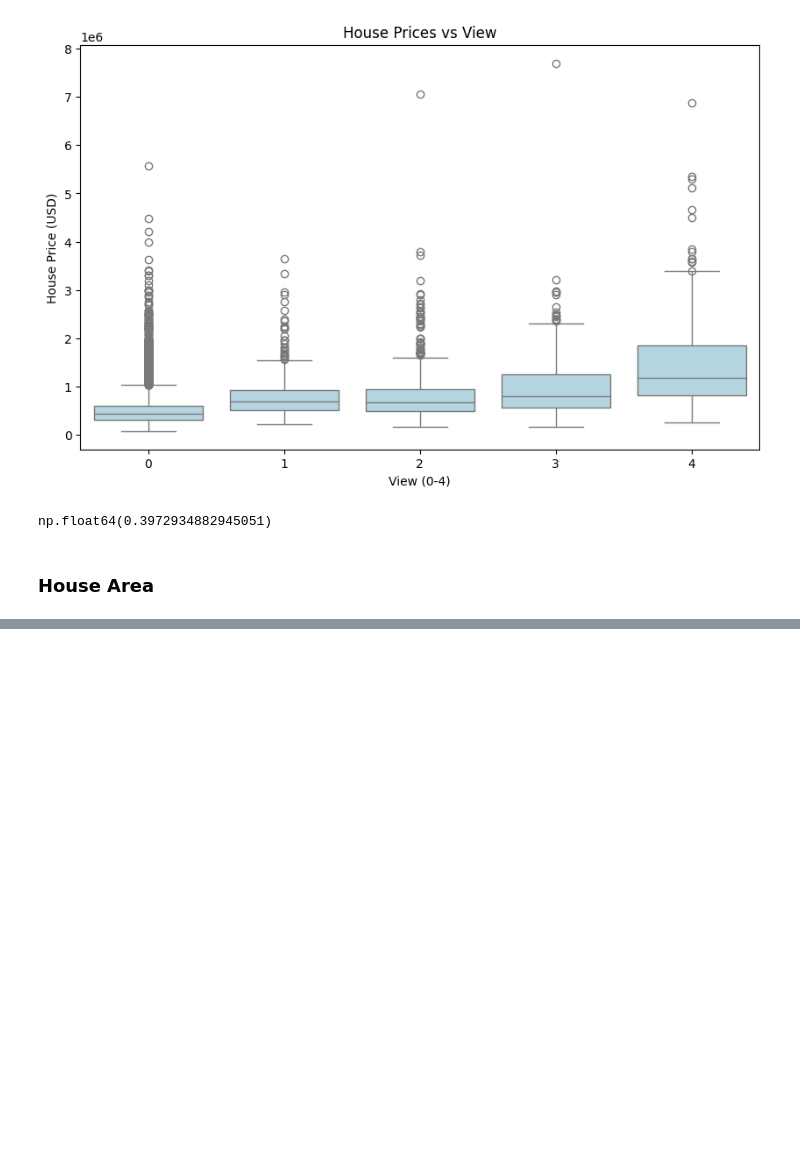
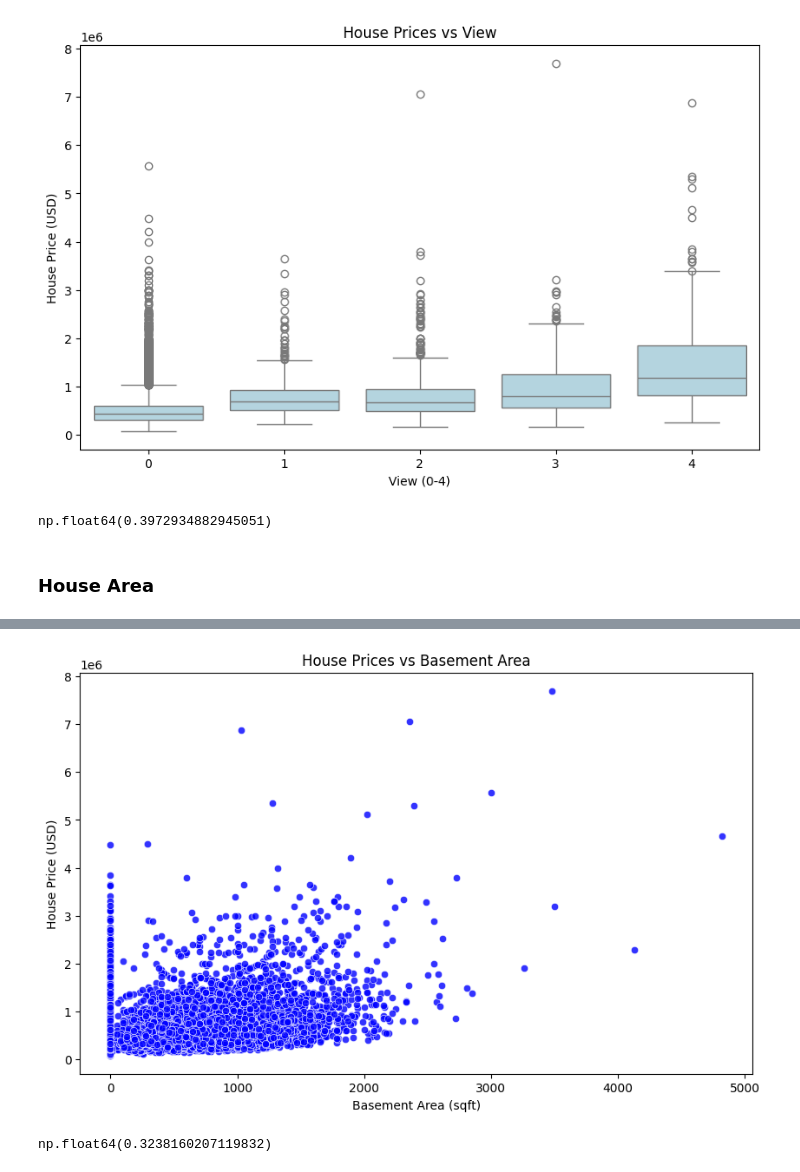
Before and after one commit to luiizsps/house_market, a Jupyter notebook: house_market.ipynb, the cells around one changed output, grey strips where cells are left out. Cells and saved outputs as stored; diff of their text form; code cells hidden in the pictures; blank space fills up the shorter version.

```diff
--- a/house_market.ipynb
+++ b/house_market.ipynb
@@ -145,0 +186,15 @@ np.float64(0.3972934882945051)
+# %%
+# House Prices vs Basement Area
+plt.figure(figsize=(10, 6))
+sns.scatterplot(data=kc_house_df, x="sqft_basement", y="price", alpha=0.8, color="blue")
+plt.title("House Prices vs Basement Area")
+plt.xlabel("Basement Area (sqft)")
+plt.ylabel("House Price (USD)")
+plt.show()
+# %% [output]
+[figure, added]
+# %%
+# correlation area above ground vs price
+kc_house_df["sqft_basement"].corr(kc_house_df["price"])
+# %% [output]
+np.float64(0.3238160207119832)
```
Also changed, not shown: parts of 7 cells of this notebook.
